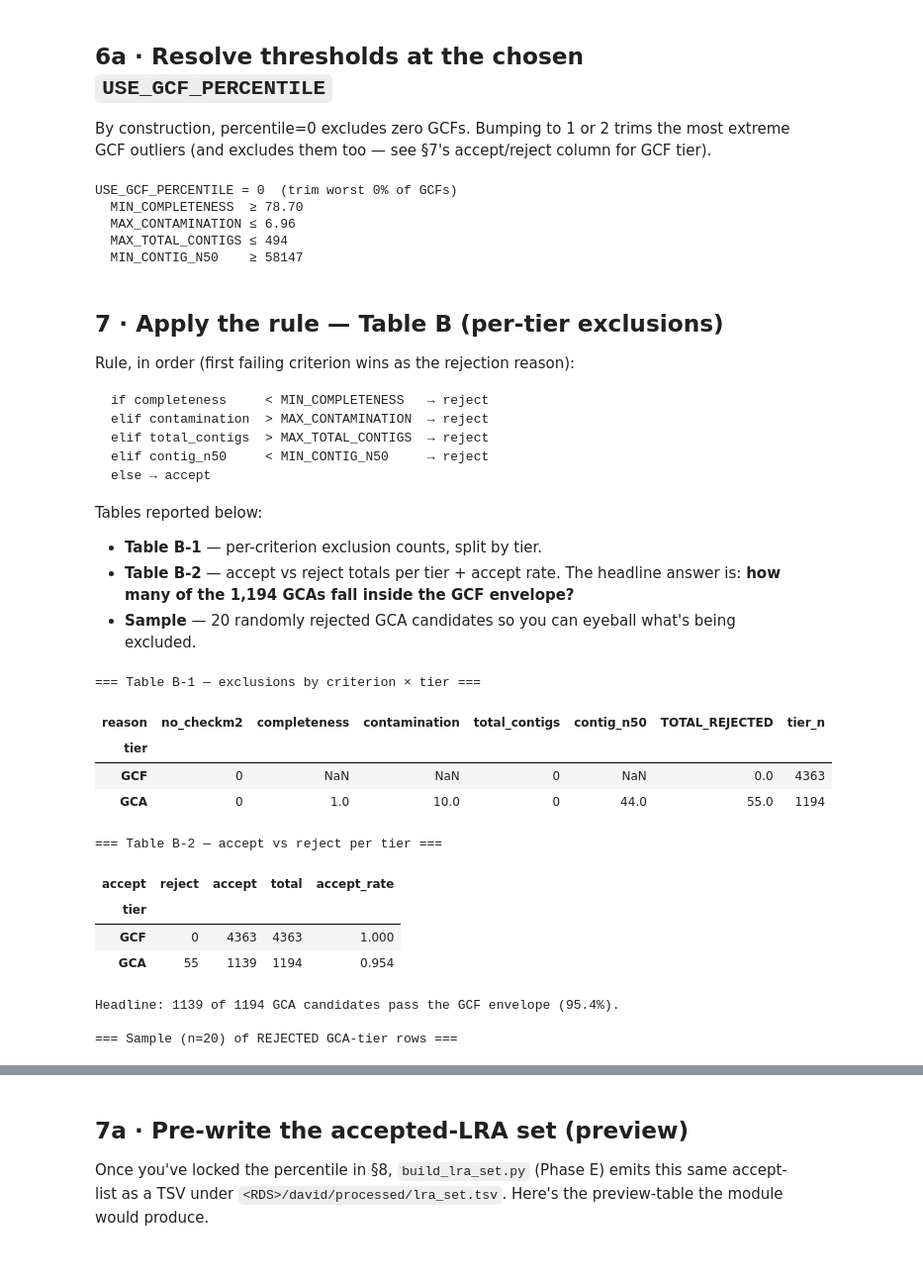
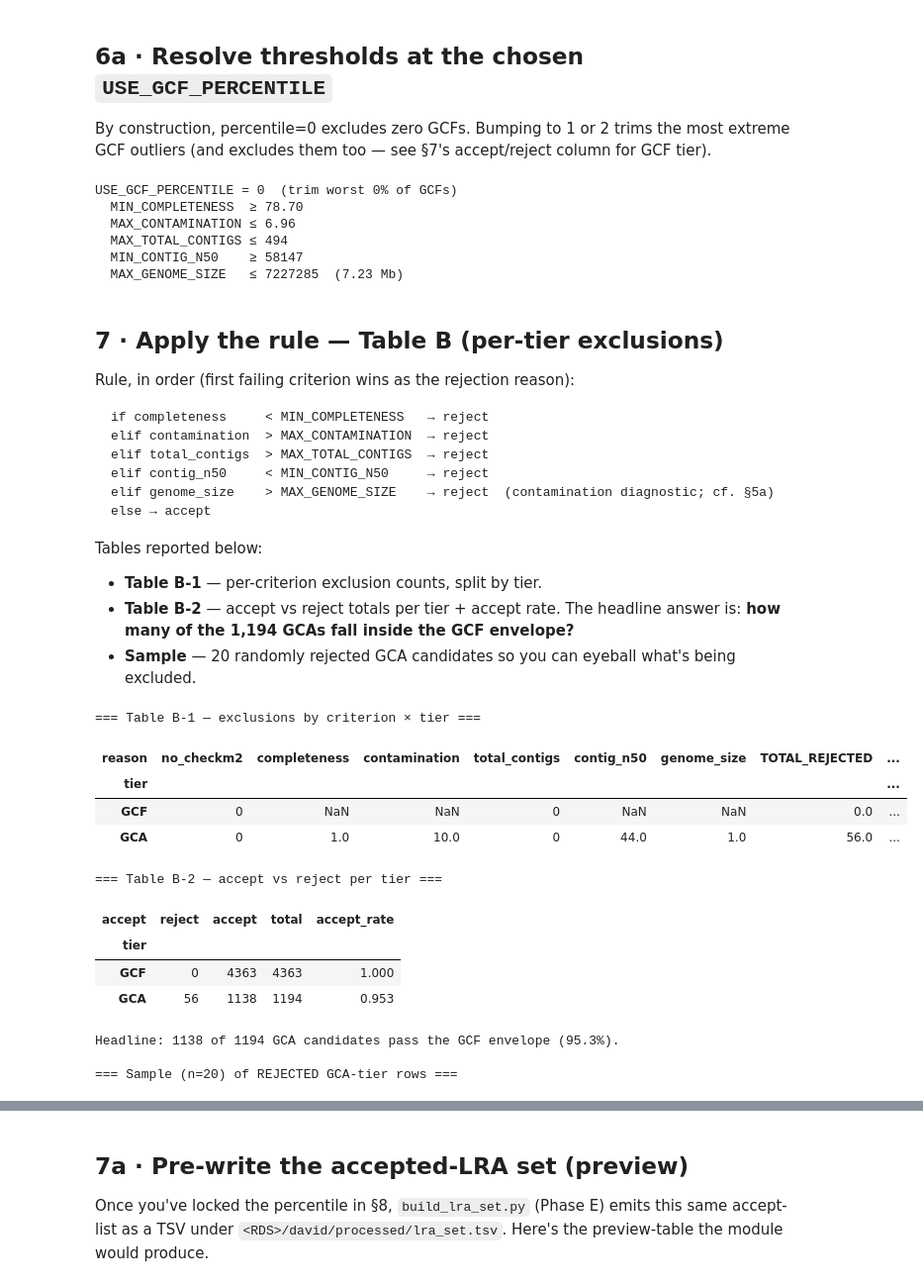
Before and after one commit to abelsond-cam/BacHGT, a Jupyter notebook: src/bac_data/lr_data/notebooks/lra_quality_cutoffs.ipynb, the cells around one changed output, grey strips where cells are left out. Shown at 99% size. Drawn from its saved outputs; the diff is of its cells as text; code cells hidden in the pictures.

````diff
--- a/src/bac_data/lr_data/notebooks/lra_quality_cutoffs.ipynb
+++ b/src/bac_data/lr_data/notebooks/lra_quality_cutoffs.ipynb
@@ -135,6 +135,7 @@ LOW_IS_WORST = {
     "checkm2_contig_n50":       True,   # low N50           → bad → floor
     "checkm2_contamination":    False,  # high contamination→ bad → ceiling  (quantile 1-p)
     "checkm2_total_contigs":    False,  # high contig count → bad → ceiling
+    "checkm2_genome_size":      False,  # large genomes flag contamination (heterologous DNA inflates size)
 }
 
 gcf_rows = disc[disc["tier"] == "GCF"]
@@ -158,9 +159,6 @@ def overlay_hist(col, *, log_x=False, bins=60, xlim=None, title=None):
                 continue
             edges = np.logspace(np.log10(vals.min()), np.log10(vals.max()), bins)
         elif xlim is not None:
-            # Use a fixed bin grid clipped to xlim so the requested `bins` count
-            # is honoured across the visible range (rather than spread over the
-            # full data span, which can leave most bins outside the xlim).
             edges = np.linspace(xlim[0], xlim[1], bins + 1)
         else:
             edges = bins
@@ -189,8 +187,8 @@ overlay_hist("checkm2_completeness",  bins=20, xlim=(90, 100),  title="CheckM2 c
 overlay_hist("checkm2_contamination", bins=80, xlim=(0, 10),    title="CheckM2 contamination (zoomed 0–10)")
 overlay_hist("checkm2_contig_n50",    log_x=True,               title="CheckM2 contig_n50 (log)")
 overlay_hist("checkm2_total_contigs", log_x=True,               title="CheckM2 total_contigs (log)")
+overlay_hist("checkm2_genome_size",   bins=80,                  title="CheckM2 genome size (ceiling cutoff — large = potential contamination)")
 overlay_hist("checkm2_gc_content",    bins=80,                  title="CheckM2 GC content (informational; 2-decimal; see lra_GC_per_gene.ipynb for 3-decimal)")
-overlay_hist("checkm2_genome_size",   bins=80,                  title="CheckM2 genome size (informational; no cutoff)")
 # %% [output]
 [figure]
 [figure]
@@ -284,18 +334,21 @@ MIN_COMPLETENESS  = gcf_cutoff("checkm2_completeness",  USE_GCF_PERCENTILE)
 MAX_CONTAMINATION = gcf_cutoff("checkm2_contamination", USE_GCF_PERCENTILE)
 MAX_TOTAL_CONTIGS = gcf_cutoff("checkm2_total_contigs", USE_GCF_PERCENTILE)
 MIN_CONTIG_N50    = gcf_cutoff("checkm2_contig_n50",    USE_GCF_PERCENTILE)
+MAX_GENOME_SIZE   = gcf_cutoff("checkm2_genome_size",   USE_GCF_PERCENTILE)
 
 print(f"USE_GCF_PERCENTILE = {USE_GCF_PERCENTILE}  (trim worst {USE_GCF_PERCENTILE}% of GCFs)")
 print(f"  MIN_COMPLETENESS  ≥ {MIN_COMPLETENESS:.2f}")
 print(f"  MAX_CONTAMINATION ≤ {MAX_CONTAMINATION:.2f}")
 print(f"  MAX_TOTAL_CONTIGS ≤ {MAX_TOTAL_CONTIGS:.0f}")
 print(f"  MIN_CONTIG_N50    ≥ {MIN_CONTIG_N50:.0f}")
+print(f"  MAX_GENOME_SIZE   ≤ {MAX_GENOME_SIZE:.0f}  ({MAX_GENOME_SIZE/1e6:.2f} Mb)")
 # %% [output]
 USE_GCF_PERCENTILE = 0  (trim worst 0% of GCFs)
   MIN_COMPLETENESS  ≥ 78.70
   MAX_CONTAMINATION ≤ 6.96
   MAX_TOTAL_CONTIGS ≤ 494
   MIN_CONTIG_N50    ≥ 58147
+  MAX_GENOME_SIZE   ≤ 7227285  (7.23 Mb)
 # %% [markdown]
 ## 7 · Apply the rule — Table B (per-tier exclusions)
 
@@ -306,6 +359,7 @@ if completeness     < MIN_COMPLETENESS   → reject
 elif contamination  > MAX_CONTAMINATION  → reject
 elif total_contigs  > MAX_TOTAL_CONTIGS  → reject
 elif contig_n50     < MIN_CONTIG_N50     → reject
+elif genome_size    > MAX_GENOME_SIZE    → reject  (contamination diagnostic; cf. §5a)
 else → accept
 ```
 
@@ -327,6 +381,8 @@ def classify(row):
         return False, "total_contigs"
     if row["checkm2_contig_n50"] < MIN_CONTIG_N50:
         return False, "contig_n50"
+    if row["checkm2_genome_size"] > MAX_GENOME_SIZE:
+        return False, "genome_size"
     return True, "accept"
 
 verdicts = disc.apply(classify, axis=1, result_type="expand")
@@ -340,7 +396,7 @@ b1 = (
           .groupby(["tier", "reason"]).size().unstack(fill_value=0)
           .reindex(index=TIER_ORDER)
           .reindex(columns=["no_checkm2", "completeness", "contamination",
-                            "total_contigs", "contig_n50"], fill_value=0)
+                            "total_contigs", "contig_n50", "genome_size"], fill_value=0)
 )
 b1["TOTAL_REJECTED"] = b1.sum(axis=1)
 b1["tier_n"] = disc_v.groupby("tier").size().reindex(TIER_ORDER).values
@@ -349,44 +405,44 @@ display(b1)
 # Table B-2 — accept / reject totals + accept rate.
 print("\n=== Table B-2 — accept vs reject per tier ===")
 b2 = (
     disc_v.groupby(["tier", "accept"]).size().unstack(fill_value=0)
           .reindex(index=TIER_ORDER)
           .rename(columns={True: "accept", False: "reject"})
 )
 b2["total"]       = b2["accept"] + b2["reject"]
 b2["accept_rate"] = (b2["accept"] / b2["total"]).round(3)
 display(b2)
 
 # Headline answer: how many GCA candidates pass?
 n_gca_accept = int(((disc_v["tier"] == "GCA") & disc_v["accept"]).sum())
 n_gca_total  = int((disc_v["tier"] == "GCA").sum())
 print(f"\nHeadline: {n_gca_accept} of {n_gca_total} GCA candidates pass the GCF envelope "
       f"({100 * n_gca_accept / max(n_gca_total, 1):.1f}%).")
 
 # Sample of rejected GCA rows — what's being discarded?
 print("\n=== Sample (n=20) of REJECTED GCA-tier rows ===")
 rej_gca = disc_v[(disc_v["tier"] == "GCA") & (~disc_v["accept"])]
 if len(rej_gca):
     display(
         rej_gca.sample(min(20, len(rej_gca)), random_state=0)[[
             "scoring_accession", "reason",
             "checkm2_completeness", "checkm2_contamination",
-            "checkm2_total_contigs", "checkm2_contig_n50",
+            "checkm2_total_contigs", "checkm2_contig_n50", "checkm2_genome_size",
             "is_norway", "is_refseq", "stale_refseq", "level",
         ]]
     )
 # %% [output]
 === Table B-1 — exclusions by criterion × tier ===
-| reason | no_checkm2 | completeness | contamination | total_contigs | contig_n50 | TOTAL_REJECTED | tier_n |
-| tier |  |  |  |  |  |  |  |
-| GCF | 0 | NaN | NaN | 0 | NaN | 0.0 | 4363 |
-| GCA | 0 | 1.0 | 10.0 | 0 | 44.0 | 55.0 | 1194 |
+| reason | no_checkm2 | completeness | contamination | total_contigs | contig_n50 | genome_size | TOTAL_REJECTED | ... |
+| tier |  |  |  |  |  |  |  | ... |
+| GCF | 0 | NaN | NaN | 0 | NaN | NaN | 0.0 | ... |
+| GCA | 0 | 1.0 | 10.0 | 0 | 44.0 | 1.0 | 56.0 | ... |
 === Table B-2 — accept vs reject per tier ===
 | accept | reject | accept | total | accept_rate |
 | tier |  |  |  |  |
 | GCF | 0 | 4363 | 4363 | 1.000 |
-| GCA | 55 | 1139 | 1194 | 0.954 |
+| GCA | 56 | 1138 | 1194 | 0.953 |
-Headline: 1139 of 1194 GCA candidates pass the GCF envelope (95.4%).
+Headline: 1138 of 1194 GCA candidates pass the GCF envelope (95.3%).
 
 === Sample (n=20) of REJECTED GCA-tier rows ===
 |  | scoring_accession | reason | checkm2_completeness | checkm2_contamination | checkm2_total_contigs | ... |
````
Also changed, not shown: parts of 7 cells of this notebook.
